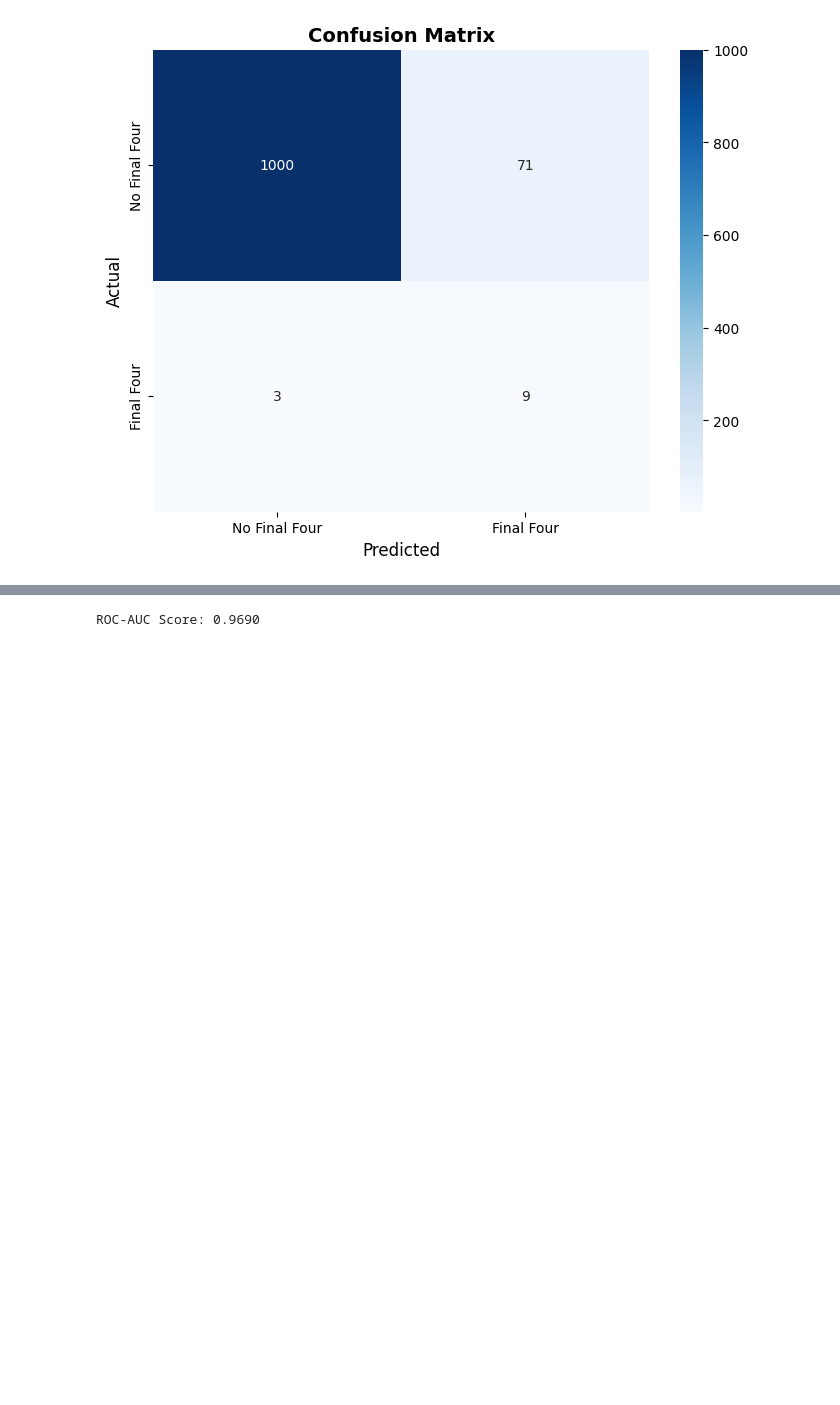
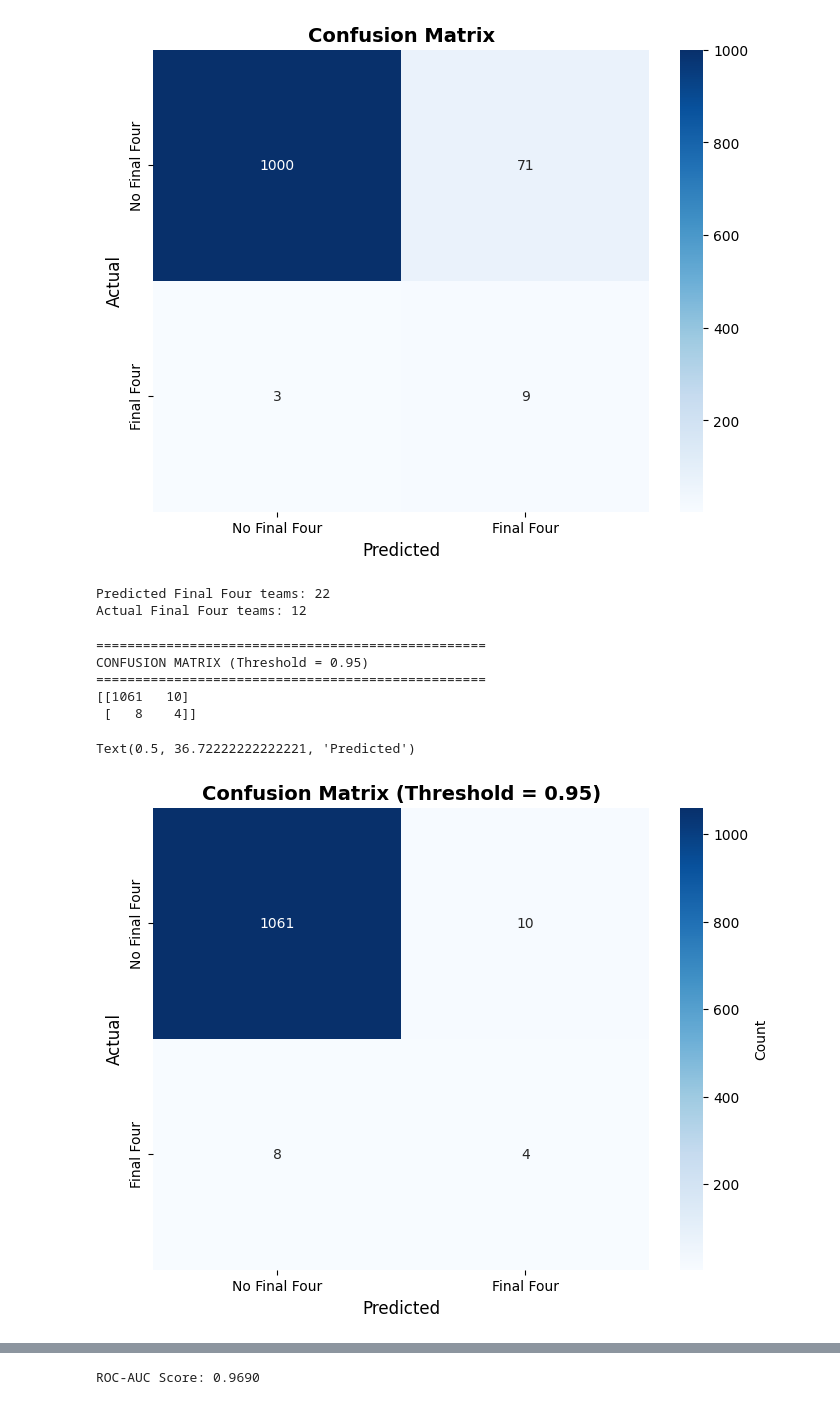
Before and after one commit to connork116/Final-Four-Predictor, a Jupyter notebook: notebooks/Logistic_Regression.ipynb, the cells around one changed output, grey strips where cells are left out. Drawn from its saved outputs; the diff is of its cells as text; code cells hidden in the pictures; blank space fills up the shorter version.

```diff
--- a/notebooks/modeling.ipynb
+++ b/notebooks/Logistic_Regression.ipynb
@@ -237,4 +235,44 @@ CONFUSION MATRIX
 [[1000   71]
  [   3    9]]
 [figure]
+# %%
+threshold = 0.90
+y_pred_adjusted = (y_pred_proba >= threshold).astype(int)
+
+print(f"Predicted Final Four teams: {y_pred_adjusted.sum()}")
+print(f"Actual Final Four teams: {y_test.sum()}")
+# %% [output]
+Predicted Final Four teams: 22
+Actual Final Four teams: 12
+# %%
+# Confusion matrix with adjusted threshold
+threshold = 0.95
+y_pred_adjusted = (y_pred_proba >= threshold).astype(int)
+
+print("="*50)
+print(f"CONFUSION MATRIX (Threshold = {threshold})")
+print("="*50)
+
+cm_adjusted = confusion_matrix(y_test, y_pred_adjusted)
+print(cm_adjusted)
+
+# Visualize
+plt.figure(figsize=(8, 6))
+sns.heatmap(cm_adjusted, annot=True, fmt='d', cmap='Blues',
+            xticklabels=['No Final Four', 'Final Four'],
+            yticklabels=['No Final Four', 'Final Four'],
+            cbar_kws={'label': 'Count'})
+plt.title(f'Confusion Matrix (Threshold = {threshold})', fontsize=14, fontweight='bold')
+plt.ylabel('Actual', fontsize=12)
+plt.xlabel('Predicted', fontsize=12)
+
+# Add text annotations explaining each qu
+# %% [output]
+==================================================
+CONFUSION MATRIX (Threshold = 0.95)
+==================================================
+[[1061   10]
+ [   8    4]]
+Text(0.5, 36.72222222222221, 'Predicted')
+[figure, added]
 # %%
```
Also changed, not shown: parts of 8 cells of this notebook, 1 other file.
